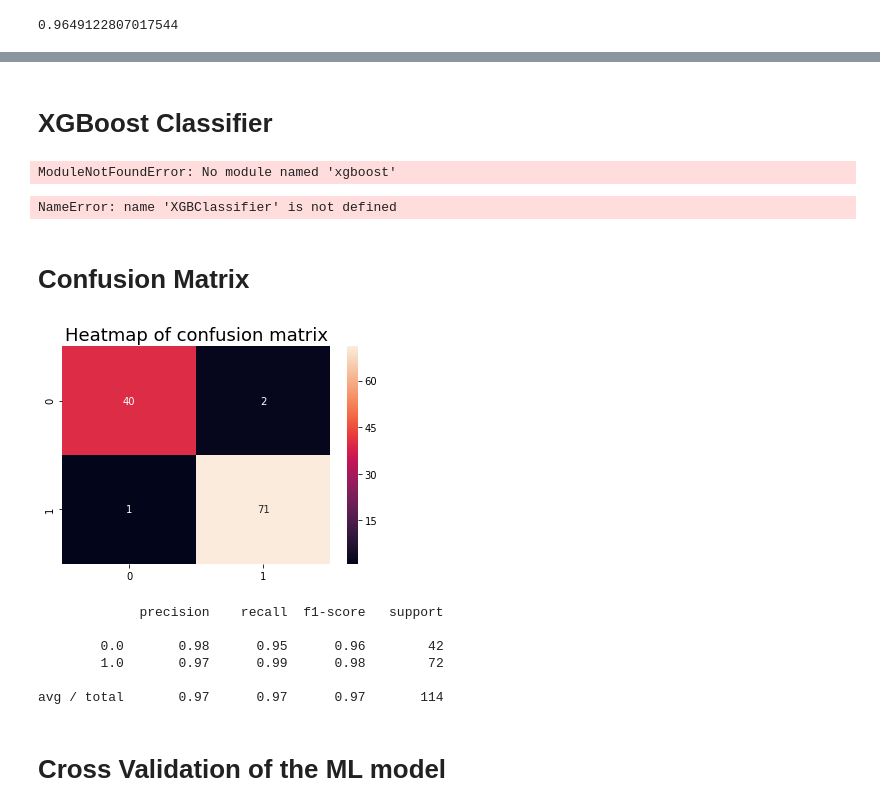
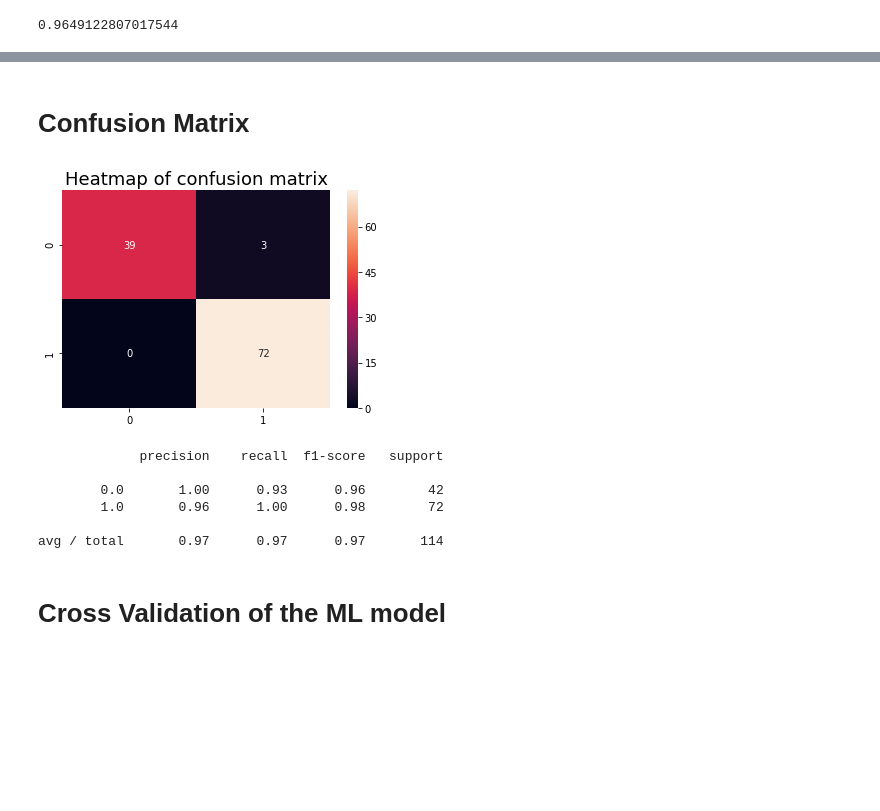
Before and after one commit to Sinha123456/Kaggle_projects, a Jupyter notebook: breast_cancer.ipynb, the cells around one changed output, grey strips where cells are left out. Saved outputs shown, nothing was run; the diff lists cells and outputs as text; code cells hidden in the pictures; blank space fills up the shorter version.

```diff
--- a/breast_cancer.ipynb
+++ b/breast_cancer.ipynb
@@ -372,37 +372,19 @@ accuracy_score(y_test, y_pred_ad)
-# %% [markdown]
-# XGBoost Classifier
-# %%
-from xgboost import XGBClassifier
-xgb_classifier = XGBClassifier()
-xgb_classifier.fit(X_train,y_train)
-y_pred_xgb = xgb_classifier.predict(X_test)
-accuraracy_score(y_test, y_pred_xgb)
-# %% [output]
-ModuleNotFoundError: No module named 'xgboost'
-# %%
-#Train with standard scale
-xgb_classifier2 = XGBClassifier()
-xgb_classifier2.fit(X_train_sc, y_train)
-y_pred_xgb = rf_classifier2.predict(X_test_sc)
-accuracy_score(y_test, y_pred_xgb)
-# %% [output]
-NameError: name 'XGBClassifier' is not defined
 # %% [markdown]
 # Confusion Matrix
 # %%
-cm = confusion_matrix(y_test, y_pred_scv)
+cm = confusion_matrix(y_test, y_pred_dtc)
 plt.title('Heatmap of confusion matrix', fontsize = 18)
 sns.heatmap(cm, annot = True)
 plt.show()
 # %% [output]
-[figure, old version]
+[figure, new version]
 # %%
-print(classification_report(y_test, y_pred_scv))
+print(classification_report(y_test, y_pred_dtc))
 # %% [output]
              precision    recall  f1-score   support
 
-        0.0       0.98      0.95      0.96        42
-        1.0       0.97      0.99      0.98        72
+        0.0       1.00      0.93      0.96        42
+        1.0       0.96      1.00      0.98        72
 
 avg / total       0.97      0.97      0.97       114
 # %% [markdown]
```
Also changed, not shown: parts of 10 cells of this notebook.
